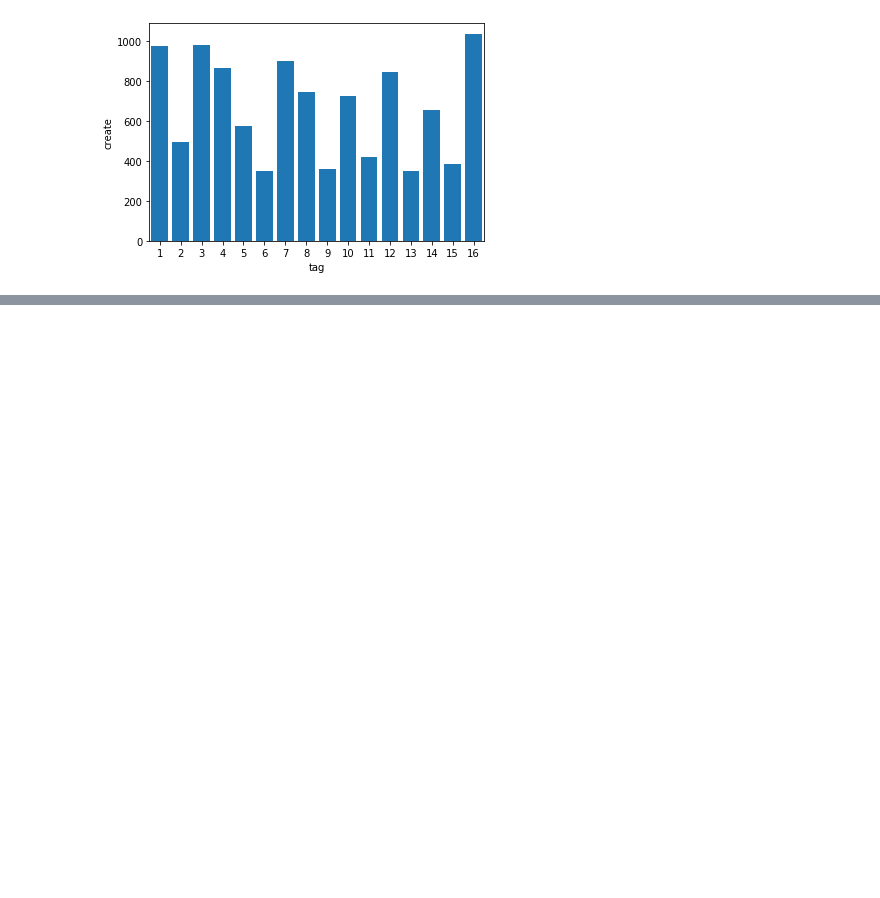
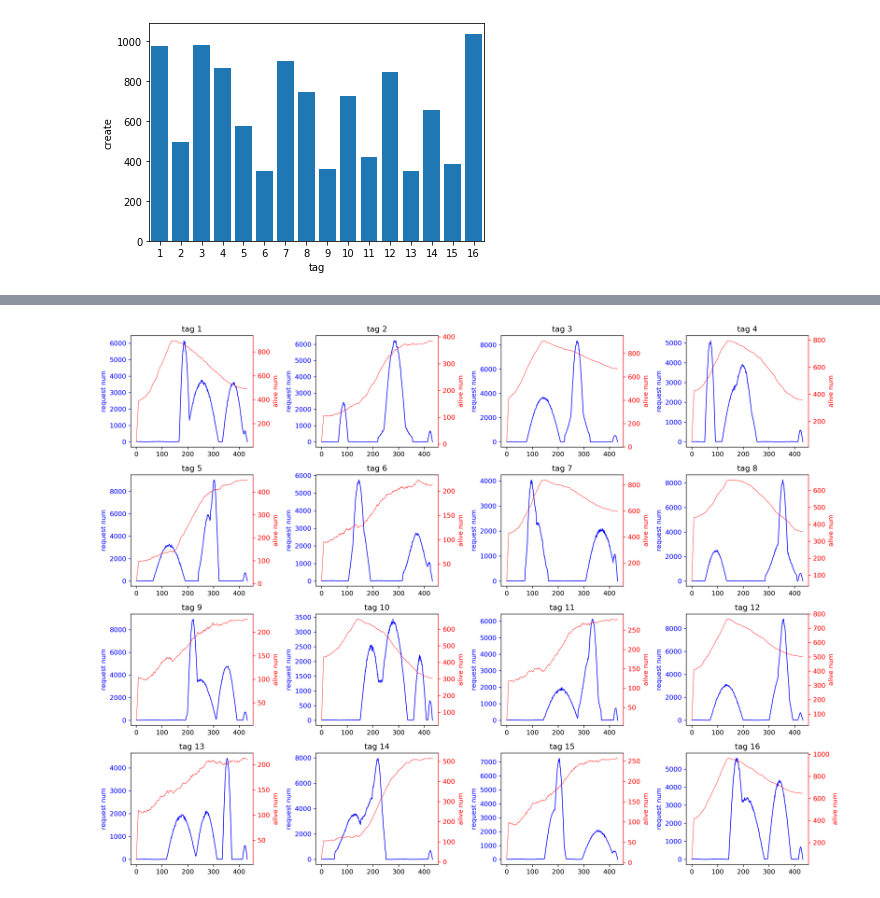
Before and after one commit to thoseJanes/Huawei-CodeCraft-2025, a Jupyter notebook: data/dataInspect.ipynb, the cells around one changed output, grey strips where cells are left out. Cells and saved outputs as stored; diff of their text form; code cells hidden in the pictures; blank space fills up the shorter version.

```diff
--- a/data/dataInspect.ipynb
+++ b/data/dataInspect.ipynb
@@ -276,0 +41,19 @@ plt.show()
+# %%
+
+# 分别绘制每个tag的
+plt.figure(figsize=(16, 12), dpi=300)
+for i in range(ds.TAGNUM):
+    axis = plt.subplot(4, 4, i+1)
+
+    dataInfo = [None for _ in range(2)]
+    for tp in range(2):
+        data = ds.timeBucketNumByTag(interval, i+1, type[tp])
+        dataInfo[tp] = dataListInfo(data, color=colors[tp], axisLabel=type[tp], lineWidth=lineWidth[tp])
+    doubleYPlot(timelist, dataInfo[0], dataInfo[1], 'time(multiplies {})'.format(interval), axis)
+    plt.tight_layout()
+    plt.title('tag {}'.format(i+1))
+    plt.plot()
+# 显示图形
+plt.show()
+# %% [output]
+[figure, added]
```
Also changed, not shown: parts of 7 cells of this notebook, 2 other files.
